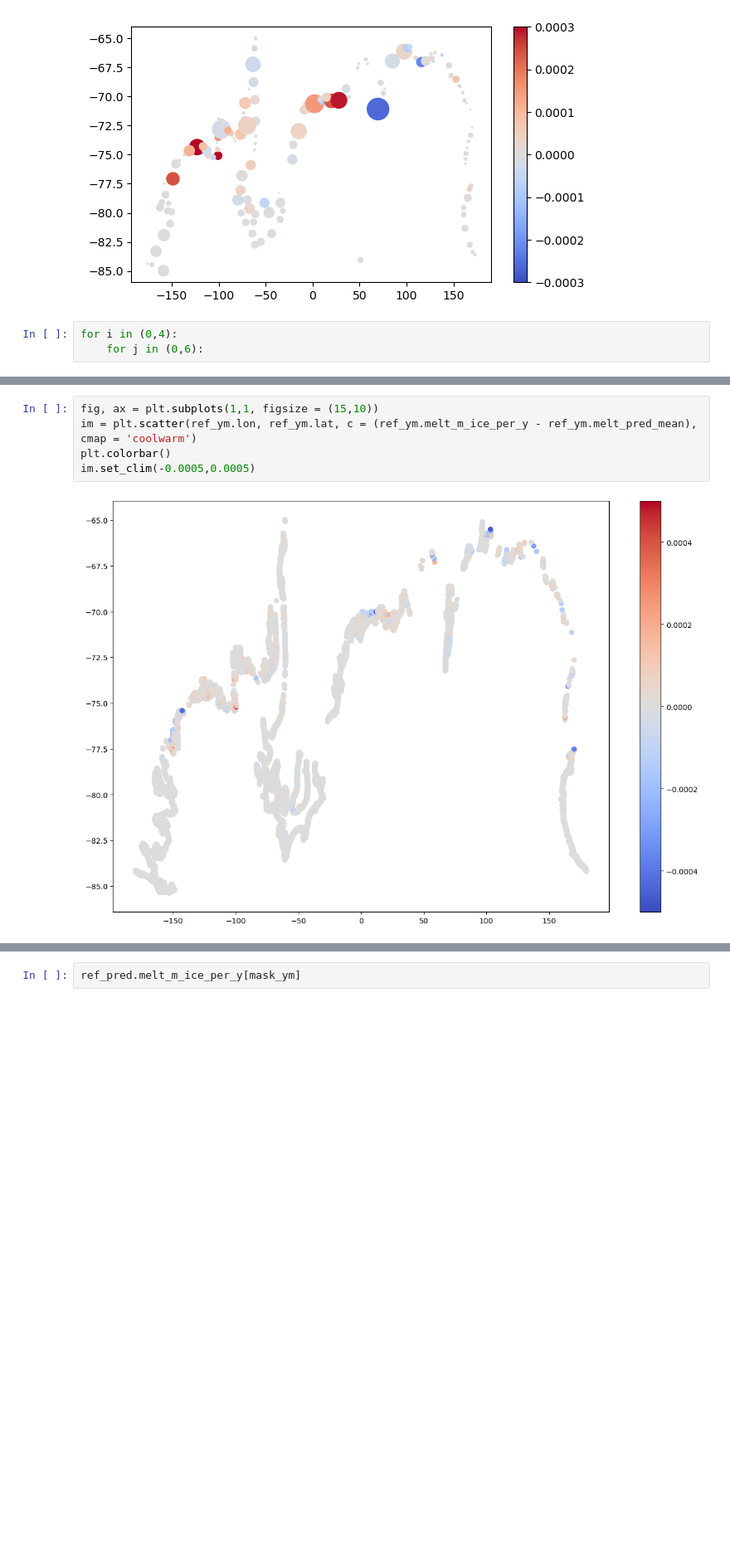
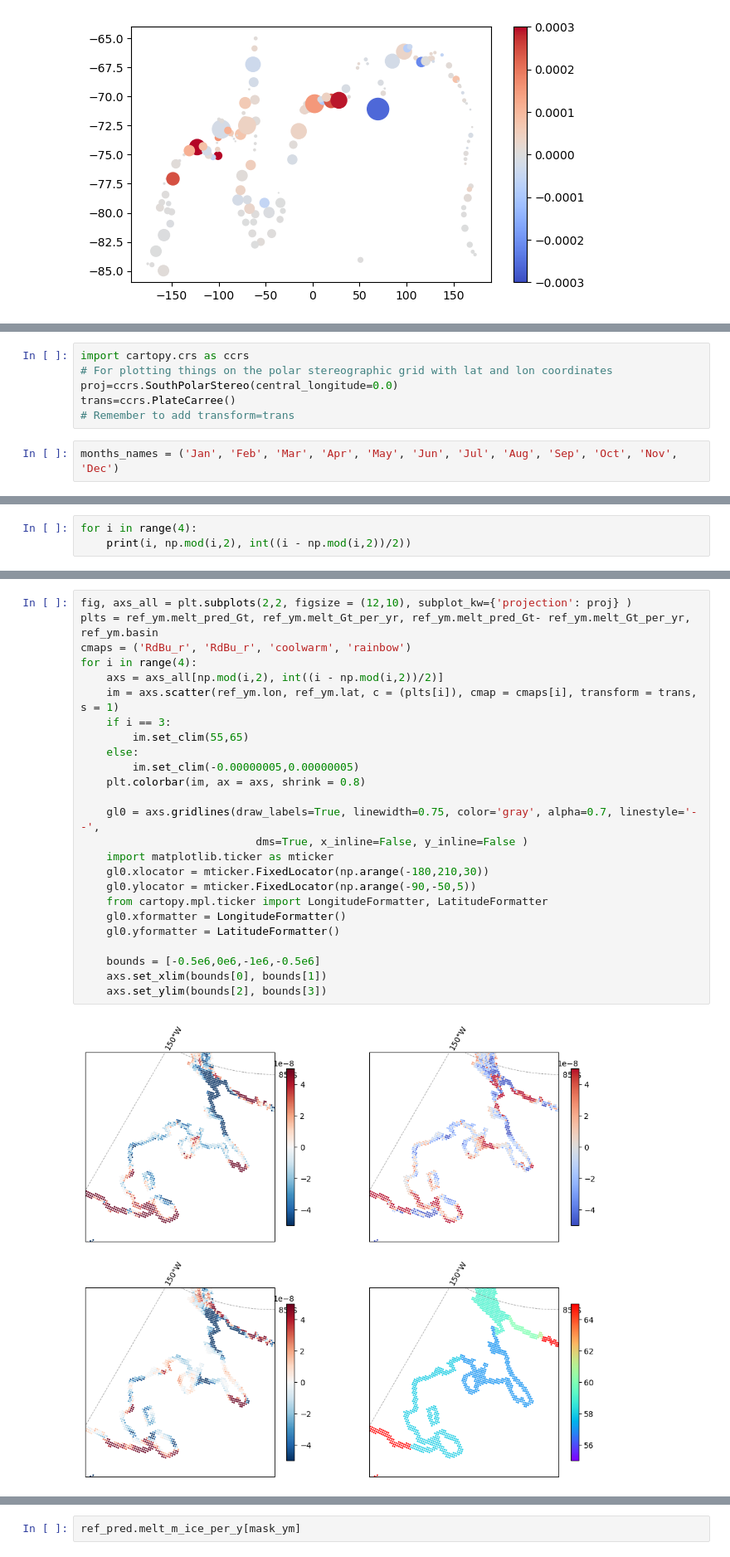
Before and after one commit to hockenden97/simpleNN_basal_melt, a Jupyter notebook: AIAI_scripts_notebooks/Compare_history.ipynb, the cells around one changed output, grey strips where cells are left out. Shown at 83% size. Saved outputs shown, nothing was run; the diff lists cells and outputs as text; blank space fills up the shorter version.

```diff
--- a/AIAI_scripts_notebooks/Compare_history.ipynb
+++ b/AIAI_scripts_notebooks/Compare_history.ipynb
@@ -595,6 +599,3 @@ plt.colorbar(im, ax = ax)
 im.set_clim(-0.0003,0.0003)
 # %% [output]
 [figure]
-# %%
-for i in (0,4):
-    for j in (0,6):
@@ -621,0 +602,8 @@ IndexError: index 2 is out of bounds for axis 1 with size 2
+# %%
+import cartopy.crs as ccrs
+# For plotting things on the polar stereographic grid with lat and lon coordinates
+proj=ccrs.SouthPolarStereo(central_longitude=0.0)
+trans=ccrs.PlateCarree()
+# Remember to add transform=trans
+# %%
+months_names = ('Jan', 'Feb', 'Mar', 'Apr', 'May', 'Jun', 'Jul', 'Aug', 'Sep', 'Oct', 'Nov', 'Dec')
@@ -621,0 +638,3 @@ IndexError: index 2 is out of bounds for axis 1 with size 2
+# %%
+for i in range(4):
+    print(i, np.mod(i,2), int((i - np.mod(i,2))/2))
@@ -622,10 +693,30 @@ IndexError: index 2 is out of bounds for axis 1 with size 2
 # %%
-fig, ax = plt.subplots(1,1, figsize = (15,10))
-im = plt.scatter(ref_ym.lon, ref_ym.lat, c = (ref_ym.melt_m_ice_per_y - ref_ym.melt_pred_mean), cmap = 'coolwarm')
-plt.colorbar()
-im.set_clim(-0.0005,0.0005)
+fig, axs_all = plt.subplots(2,2, figsize = (12,10), subplot_kw={'projection': proj} )
+plts = ref_ym.melt_pred_Gt, ref_ym.melt_Gt_per_yr, ref_ym.melt_pred_Gt- ref_ym.melt_Gt_per_yr, ref_ym.basin
+cmaps = ('RdBu_r', 'RdBu_r', 'coolwarm', 'rainbow')
+for i in range(4):
+    axs = axs_all[np.mod(i,2), int((i - np.mod(i,2))/2)]
+    im = axs.scatter(ref_ym.lon, ref_ym.lat, c = (plts[i]), cmap = cmaps[i], transform = trans, s = 1)
+    if i == 3:
+        im.set_clim(55,65)
+    else:
+        im.set_clim(-0.00000005,0.00000005)
+    plt.colorbar(im, ax = axs, shrink = 0.8)
+
+    gl0 = axs.gridlines(draw_labels=True, linewidth=0.75, color='gray', alpha=0.7, linestyle='--',
+                           dms=True, x_inline=False, y_inline=False )
+    import matplotlib.ticker as mticker
+    gl0.xlocator = mticker.FixedLocator(np.arange(-180,210,30))
+    gl0.ylocator = mticker.FixedLocator(np.arange(-90,-50,5))
+    from cartopy.mpl.ticker import LongitudeFormatter, LatitudeFormatter
+    gl0.xformatter = LongitudeFormatter()
+    gl0.yformatter = LatitudeFormatter()
+
+    bounds = [-0.5e6,0e6,-1e6,-0.5e6]
+    axs.set_xlim(bounds[0], bounds[1])
+    axs.set_ylim(bounds[2], bounds[3])
 # %% [output]
-[figure, old version]
+[figure, new version]
 # %%
 fig, ax = plt.subplots(1,1, figsize = (15,10))
 im = plt.scatter(ref_ym.lon, ref_ym.lat, c = (ref_ym.melt_m_ice_per_y - ref_ym.melt_pred_mean), cmap = 'coolwarm')
```
Also changed, not shown: parts of 13 cells of this notebook, 1 other file.
